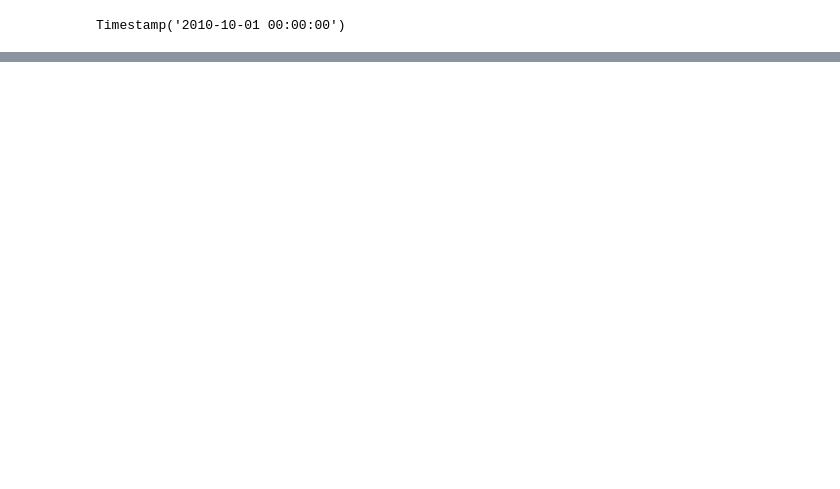
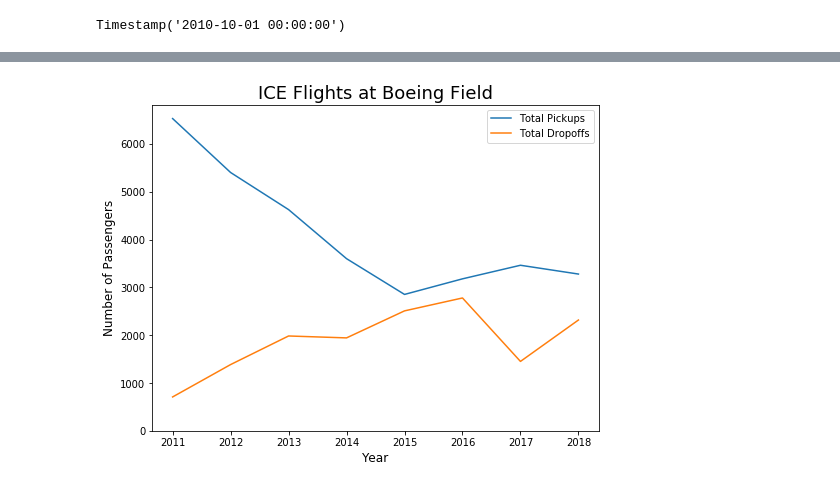
Before and after one commit to UWCHR/ice-air, a Jupyter notebook: analyze/note/analyze.ipynb, the cells around one changed output, grey strips where cells are left out. Cells and saved outputs as stored; diff of their text form; code cells hidden in the pictures; blank space fills up the shorter version.

```diff
--- a/analyze/note/analyze.ipynb
+++ b/analyze/note/analyze.ipynb
@@ -190,0 +262,16 @@ Name: Convictions, Length: 14695, dtype: int64
+# %%
+KBFI_pickup = df['PULOC'] == 'KBFI'
+KBFI_dropoff = df['DropLoc'] == 'KBFI'
+# %%
+KBFI_pickups = df[KBFI_pickup]
+KBFI_dropoffs = df[KBFI_dropoff]
+# %%
+KBFI_pickups.set_index('MissionDate', inplace=True)
+KBFI_dropoffs.set_index('MissionDate', inplace=True)
+# %%
+weekly_KBFI_pickups = KBFI_pickups['AlienMasterID'].resample('W').count()
+weekly_KBFI_dropoffs = KBFI_dropoffs['AlienMasterID'].resample('W').count()
+monthly_KBFI_pickups = KBFI_pickups['AlienMasterID'].resample('M').count()
+monthly_KBFI_dropoffs = KBFI_dropoffs['AlienMasterID'].resample('M').count()
+annual_KBFI_pickups = KBFI_pickups['2011':'2018']['AlienMasterID'].resample('AS').count()
+annual_KBFI_dropoffs = KBFI_dropoffs['2011':'2018']['AlienMasterID'].resample('AS').count()
@@ -190,0 +304,22 @@ Name: Convictions, Length: 14695, dtype: int64
+# %%
+def plot(data):
+
+    fig, ax = plt.subplots()
+
+    for datum in data:
+        ax = datum.plot(legend=True)
+
+    ax.set_ylabel('Number of Passengers', fontsize=12)
+    ax.set_ylim(0)
+    ax.set_xlabel('Year', fontsize=12)
+    ax.set_title('ICE Flights at Boeing Field', fontsize=18)
+
+    fig.savefig('../output/ICEFlights.png')
+    return fig, ax
+
+annual_KBFI_pickups.rename('Total Pickups', inplace=True)
+annual_KBFI_dropoffs.rename('Total Dropoffs', inplace=True)
+
+plot = plot([annual_KBFI_pickups, annual_KBFI_dropoffs]);
+# %% [output]
+[figure, added]
```
Also changed, not shown: parts of 37 cells of this notebook, 4 other files.
